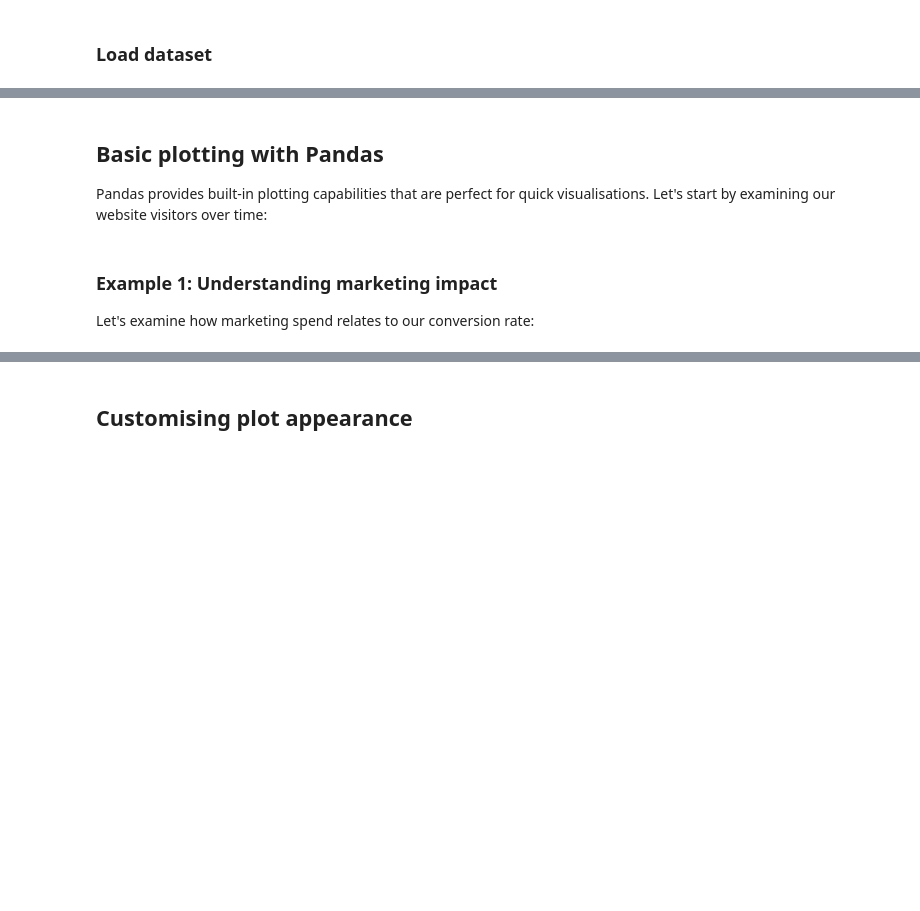
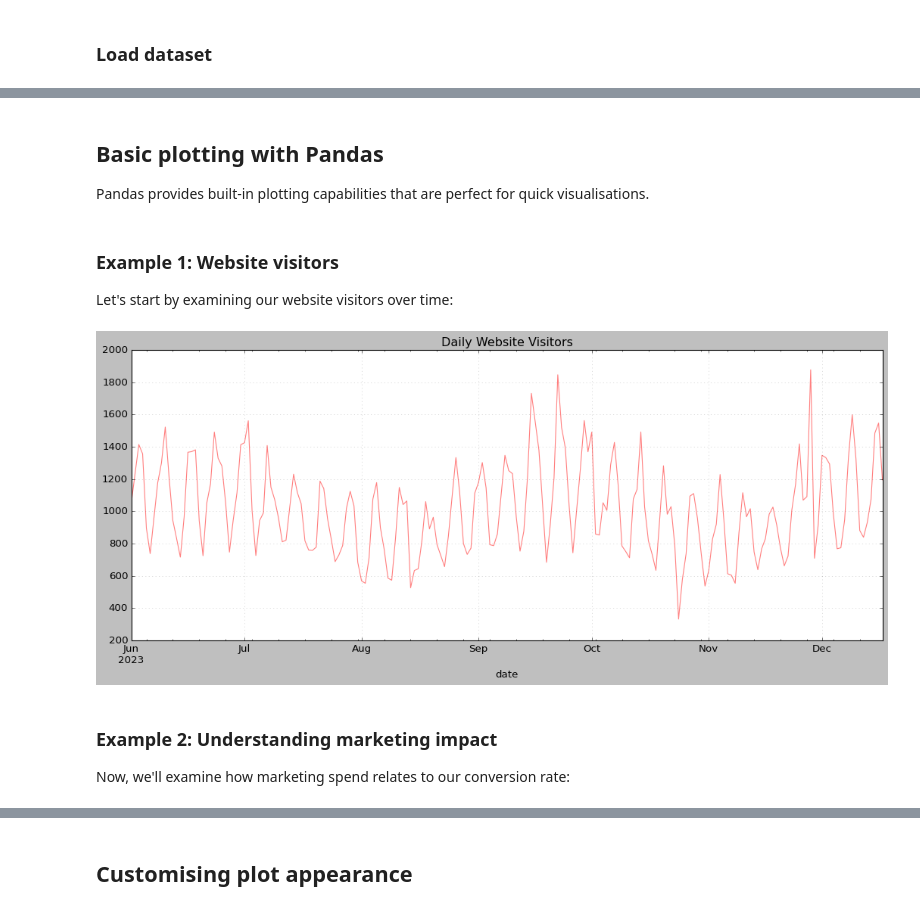
Before and after one commit to REPPL/Teaching, a Jupyter notebook: 2024-25/MN5813/Workshops/Week08/Demonstration.ipynb, the cells around one changed output, grey strips where cells are left out. Drawn from its saved outputs; the diff is of its cells as text; code cells hidden in the pictures; blank space fills up the shorter version.

```diff
--- a/2024-25/MN5813/Workshops/Week08/Demonstration.ipynb
+++ b/2024-25/MN5813/Workshops/Week08/Demonstration.ipynb
@@ -54,4 +63,4 @@ df.head()
 # %% [markdown]
 ## Basic plotting with Pandas
 
-Pandas provides built-in plotting capabilities that are perfect for quick visualisations. Let's start by examining our website visitors over time:
+Pandas provides built-in plotting capabilities that are perfect for quick visualisations.
@@ -73,4 +67,4 @@ plt.show()
 # %% [markdown]
-### Example 1: Understanding marketing impact
+### Example 1: Website visitors
 
-Let's examine how marketing spend relates to our conversion rate:
+Let's start by examining our website visitors over time:
@@ -77,3 +75,21 @@ Let's examine how marketing spend relates to our conversion rate:
+# %%
+# Create a line plot of daily visitors
+plt.figure(figsize=(16, 6))
+
+df["visitors"].plot(
+    title="Daily Website Visitors",
+    color="red",
+    alpha=0.5)
+
+plt.grid(True, alpha=.25)
+
+plt.show()
+# %% [output]
+[figure, added]
+# %% [markdown]
+### Example 2: Understanding marketing impact
+
+Now, we'll examine how marketing spend relates to our conversion rate:
 # %%
 plt.figure(figsize=(10, 6))
 
```
Also changed, not shown: parts of 16 cells of this notebook.
